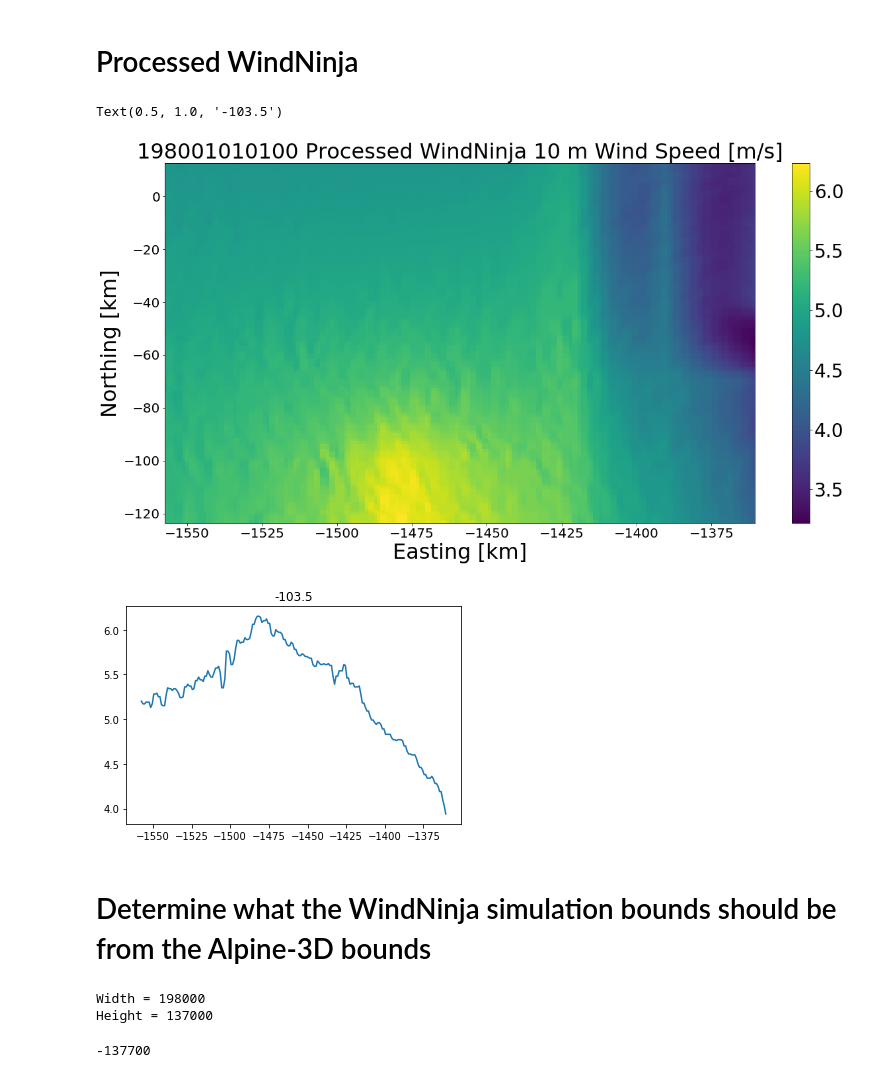
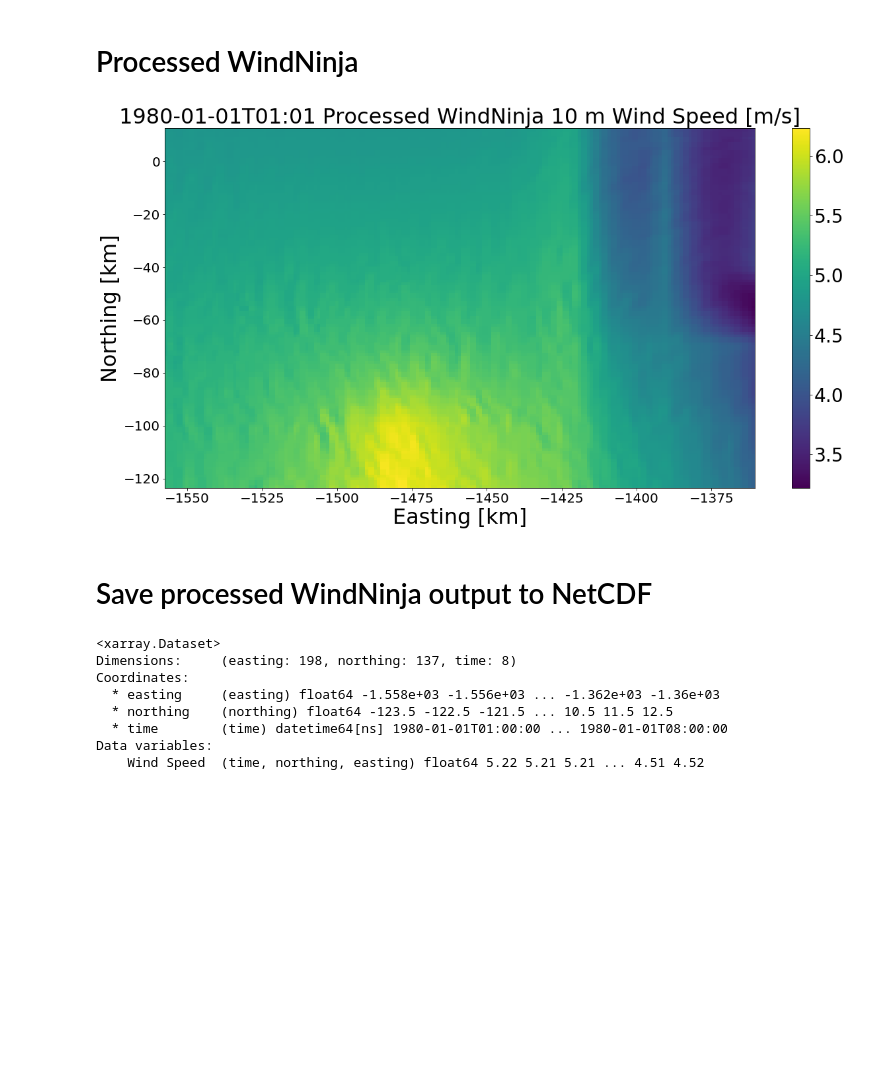
Before and after one commit to EricKeenan/antarctic-windninja, a Jupyter notebook: vis_windninja.ipynb, the cells around one changed output. Drawn from its saved outputs; the diff is of its cells as text; code cells hidden in the pictures; blank space fills up the shorter version.

```diff
--- a/vis_windninja.ipynb
+++ b/vis_windninja.ipynb
@@ -33,10 +33,15 @@ def return_grid_specs(path):
 # Get data
 # %%
 # Load arrays
-timestamp = "198001010100"
-wn_in_path = "/scratch/summit/erke2265/windninja/PIG/" + timestamp + "/input/" + timestamp + "_vel.asc"
-wn_out_path = "/scratch/summit/erke2265/windninja/PIG/" + timestamp + "/output/PIG_1000m_vel.asc"
-wn_processed_path = "/scratch/summit/erke2265/windninja/PIG/processed_output/" + timestamp + "00_VW.asc"
+year = "1980" # e.g. "1980"
+month = "01" # e.g. "01"
+day = "01" # e.g. "01"
+hour = "01" # e.g. "01"
+timestamp = year + month + day + hour + "00"
+time_str = year + "-" + month + "-" + day + "T" + hour + ":" + hour
+wn_in_path = "/scratch/summit/erke2265/antarctic-windninja/PIG/" + timestamp + "/input/" + timestamp + "_vel.asc"
+wn_out_path = "/scratch/summit/erke2265/antarctic-windninja/PIG/" + timestamp + "/output/PIG_1000m_vel.asc"
+wn_processed_path = "/scratch/summit/erke2265/antarctic-windninja/PIG/processed_output/" + timestamp + "00_VW.asc"
 
 wn_in = np.flipud(np.loadtxt(wn_in_path, skiprows=6))
 wn_out = np.flipud(np.loadtxt(wn_out_path, skiprows=6))
@@ -103,50 +104,18 @@ plt.savefig("figures/WN_wind_speed.png", dpi=100)
 # %%
 plt.figure(figsize=(20, 10))
 plt.pcolor(wn_processed_x, wn_processed_y, wn_processed, vmin=minima, vmax=maxima)
 cb = plt.colorbar()
 cb.ax.tick_params(labelsize=28)
 plt.xlim([wn_processed_x.min(), wn_processed_x.max()])
 plt.ylim([wn_processed_y.min(), wn_processed_y.max()])
 plt.xticks(fontsize=20)
 plt.yticks(fontsize=20)
 plt.xlabel("Easting [km]", fontsize=32)
 plt.ylabel("Northing [km]", fontsize=32)
-plt.title(timestamp + " Processed WindNinja 10 m Wind Speed [m/s]", fontsize=32)
+plt.title(time_str + " Processed WindNinja 10 m Wind Speed [m/s]", fontsize=32)
 plt.savefig("figures/Processed_WN_wind_speed.pdf", dpi=100)
 plt.savefig("figures/Processed_WN_wind_speed.png", dpi=100)
-
-row_ind = 20
-plt.figure()
-plt.plot(wn_processed_x, wn_processed[row_ind, :])
-plt.title(wn_processed_y[row_ind])
 # %% [output]
-Text(0.5, 1.0, '-103.5')
-[figure, old version]
+[figure, new version]
-[figure, removed]
-# %% [markdown]
-# Determine what the WindNinja simulation bounds should be from the Alpine-3D bounds
-# %%
-# A3D bounds
-ulx = -1557000
-uly = 13000
-lrx = -1359000
-lry = -124000
-
-# A3D dimensions
-width = lrx - ulx
-height = uly - lry
-print("Width = " + str(width))
-print("Height = " + str(height))
-
-# Calculate WindNinja bounds
-wn_ulx = int(ulx - 0.1 * width)
-wn_uly = int(uly + 0.1 * height)
-wn_lrx = int(lrx + 0.1 * width)
-wn_lry = int(lry - 0.1 * height)
-# %% [output]
-Width = 198000
-Height = 137000
-# %%
-wn_lry
-# %% [output]
--137700
+# %% [markdown]
+# Save processed WindNinja output to NetCDF
@@ -152,0 +145,11 @@ wn_lry
+# %%
+wn
+# %% [output]
+<xarray.Dataset>
+Dimensions:     (easting: 198, northing: 137, time: 8)
+Coordinates:
+  * easting     (easting) float64 -1.558e+03 -1.556e+03 ... -1.362e+03 -1.36e+03
+  * northing    (northing) float64 -123.5 -122.5 -121.5 ... 10.5 11.5 12.5
+  * time        (time) datetime64[ns] 1980-01-01T01:00:00 ... 1980-01-01T08:00:00
+Data variables:
+    Wind Speed  (time, northing, easting) float64 5.22 5.21 5.21 ... 4.51 4.52
```
Also changed, not shown: parts of 7 cells of this notebook.
